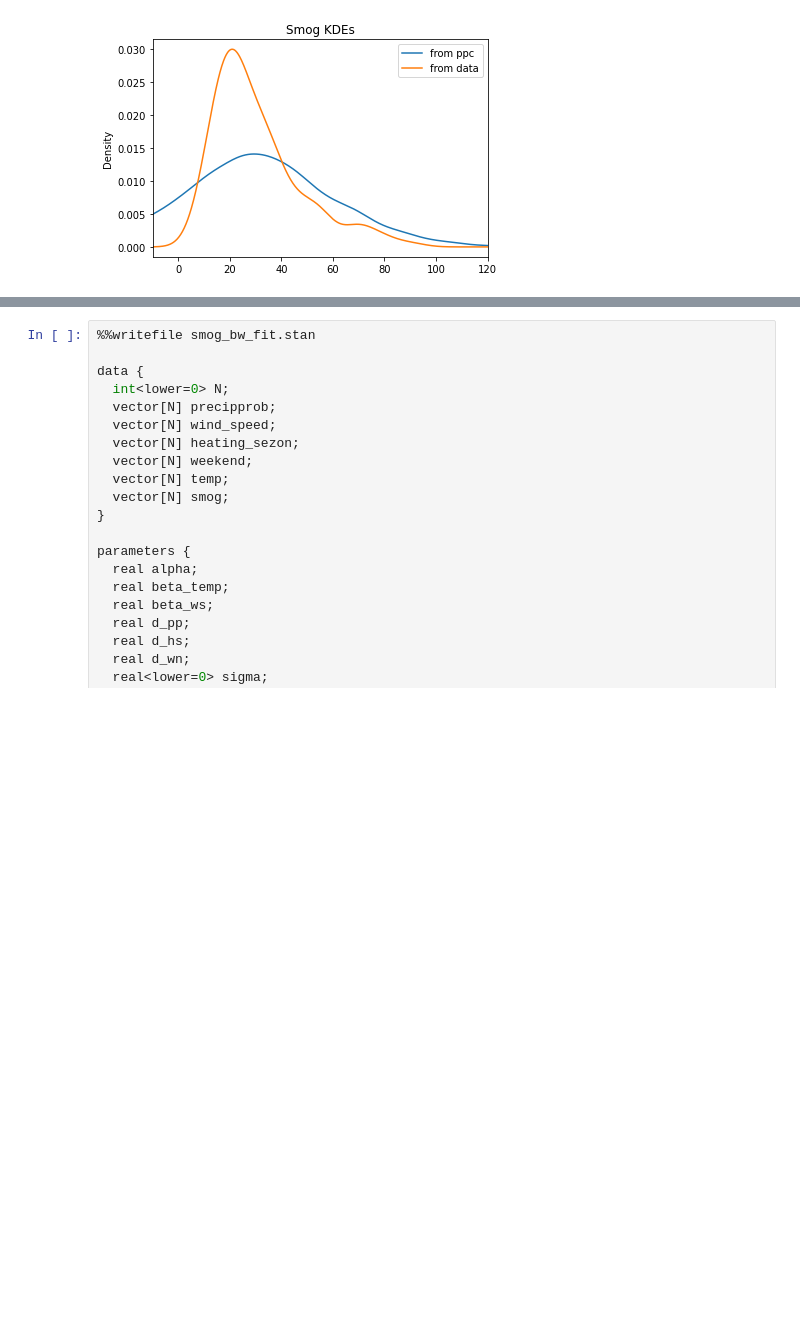
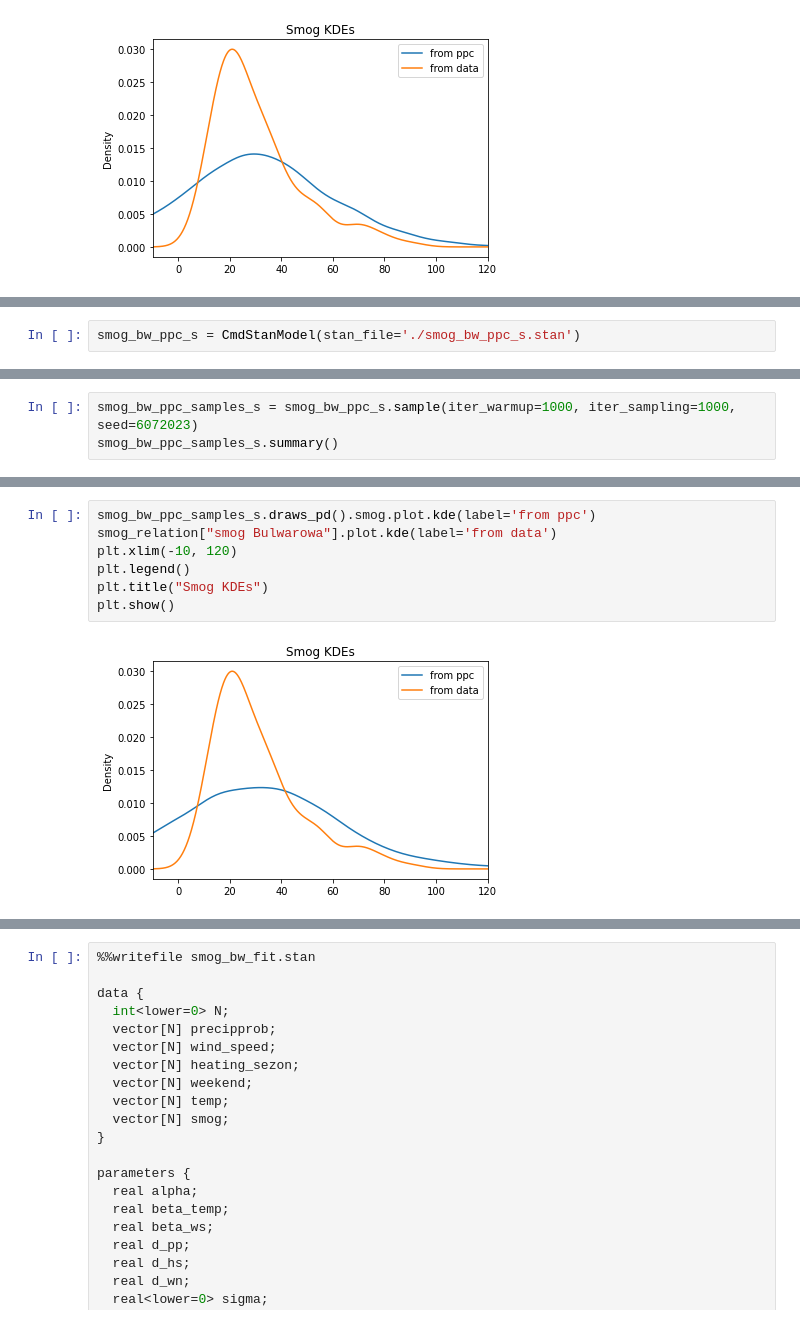
Before and after one commit to joannanuzka/DA_project, a Jupyter notebook: project.ipynb, the cells around one changed output, grey strips where cells are left out. Drawn from its saved outputs; the diff is of its cells as text; blank space fills up the shorter version.

```diff
--- a/project.ipynb
+++ b/project.ipynb
@@ -1148,0 +1149,2 @@ plt.show()
+# %%
+smog_bw_ppc_s = CmdStanModel(stan_file='./smog_bw_ppc_s.stan')
@@ -1148,0 +1154,3 @@ plt.show()
+# %%
+smog_bw_ppc_samples_s = smog_bw_ppc_s.sample(iter_warmup=1000, iter_sampling=1000, seed=6072023)
+smog_bw_ppc_samples_s.summary()
@@ -1149,3 +1179,12 @@ plt.show()
+# %%
+smog_bw_ppc_samples_s.draws_pd().smog.plot.kde(label='from ppc')
+smog_relation["smog Bulwarowa"].plot.kde(label='from data')
+plt.xlim(-10, 120)
+plt.legend()
+plt.title("Smog KDEs")
+plt.show()
+# %% [output]
+[figure, added]
 # %%
 %%writefile smog_ws_bw_fit.stan
 
```
Also changed, not shown: parts of 78 cells of this notebook.
